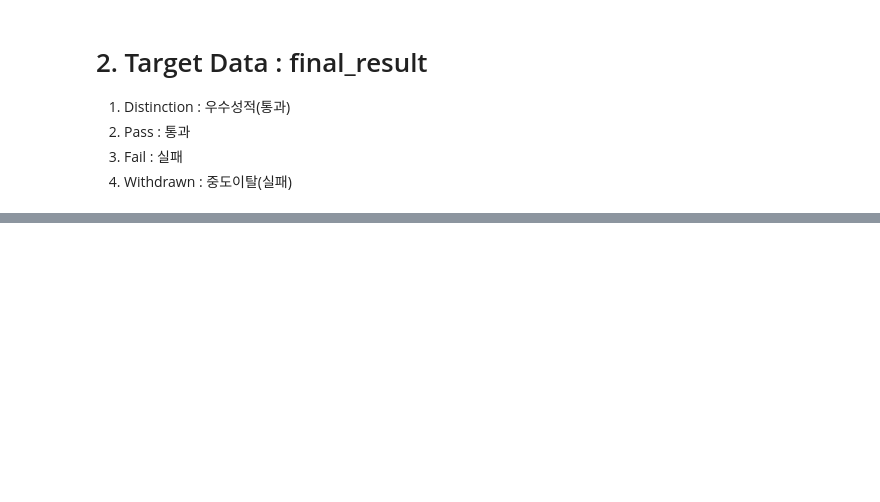
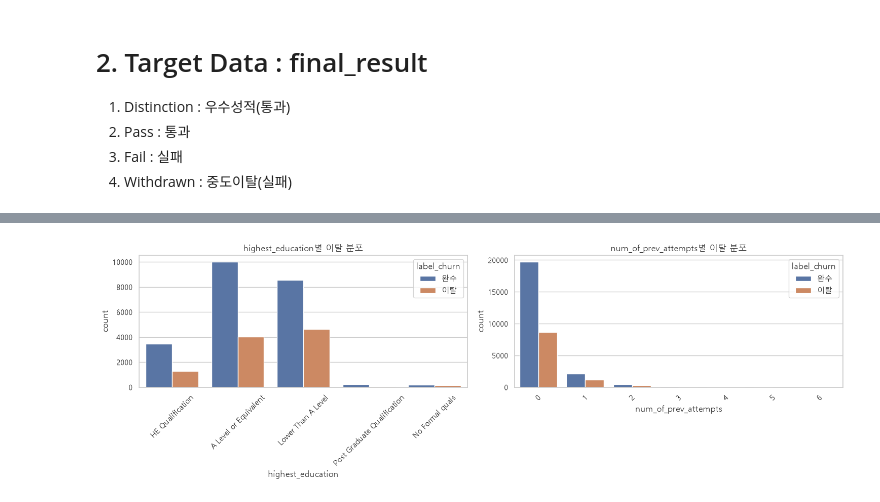
Before and after one commit to KimInSeok-DA/Team_Project_DA, a Jupyter notebook: Notebooks/01_Student_info_EDA.ipynb, the cells around one changed output, grey strips where cells are left out. Cells and saved outputs as stored; diff of their text form; code cells hidden in the pictures; blank space fills up the shorter version.

```diff
--- a/Notebooks/01_Student_info_EDA.ipynb
+++ b/Notebooks/01_Student_info_EDA.ipynb
@@ -126,0 +201,15 @@ plt.show()
+# %%
+# [한 줄 요약] 교육 수준, 이전 수강 시도 횟수, 수강 학점에 따른 이탈 여부를 확인합니다.
+target_cols_2 = ["highest_education", "num_of_prev_attempts"]
+
+plt.figure(figsize=(15, 5))
+for i, col in enumerate(target_cols_2):
+    plt.subplot(1, 2, i + 1)
+    sns.countplot(data=info, x=col, hue="label_churn")
+    plt.title(f"{col}별 이탈 분포")
+    plt.xticks(rotation=45)
+
+plt.tight_layout()
+plt.show()
+# %% [output]
+[figure, added]
```
Also changed, not shown: parts of 23 cells of this notebook.
